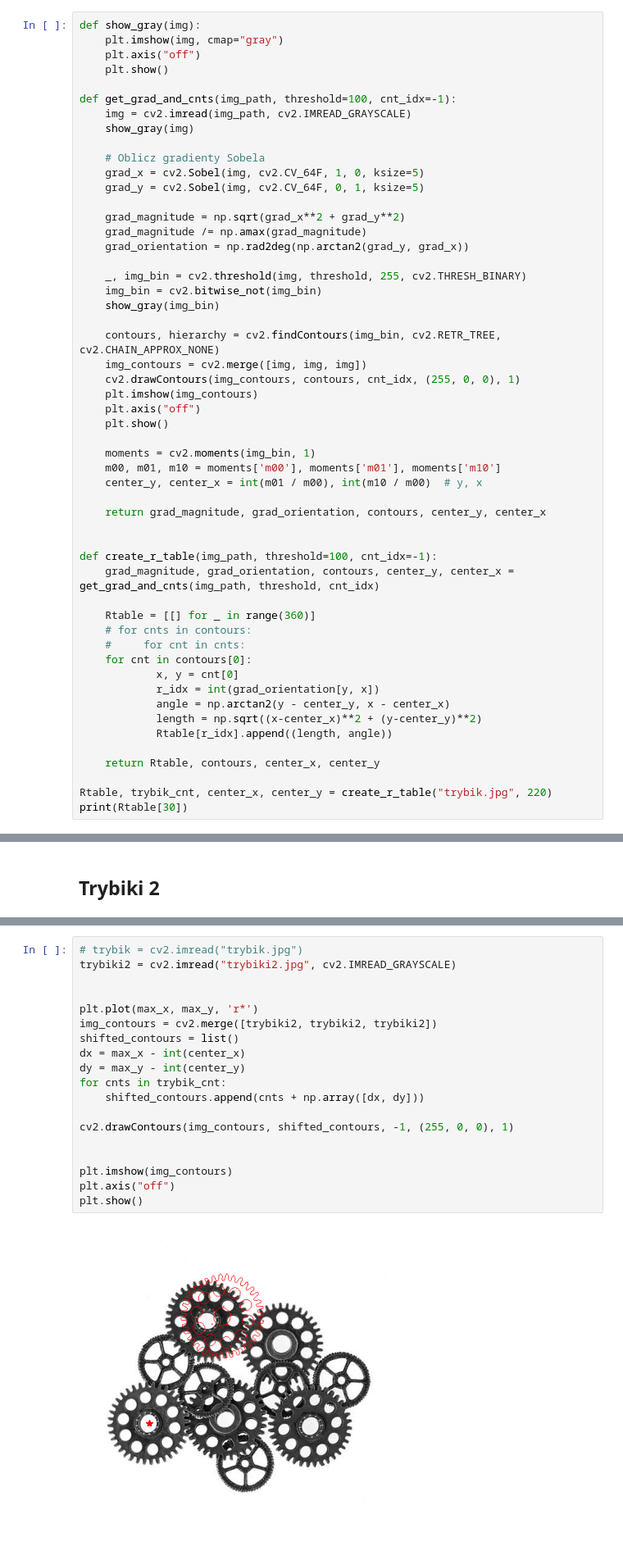
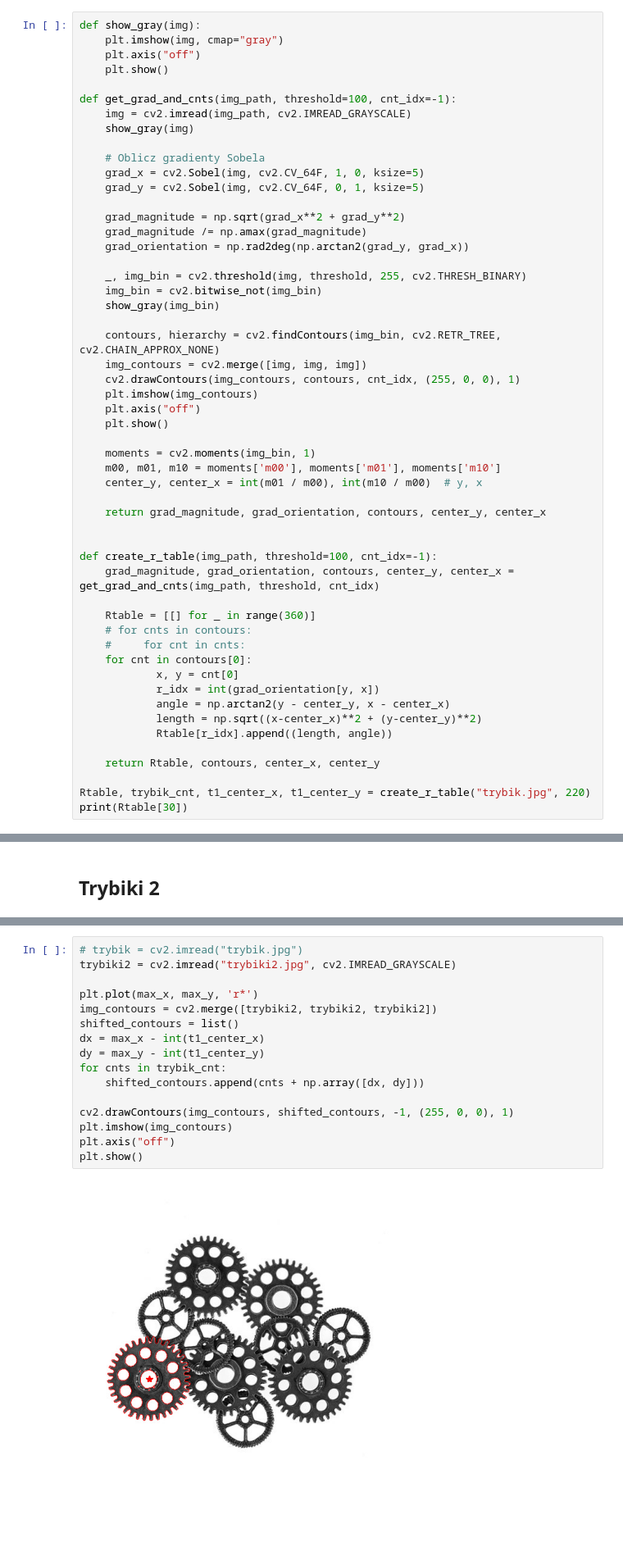
Before and after one commit to romannowak9/zaawansowane_alg_wizyjne, a Jupyter notebook: lab8_hough/lab08_hough.ipynb, the cells around one changed output, grey strips where cells are left out. Shown: that part at 82% size. Drawn from its saved outputs; the diff is of its cells as text; blank space fills up the shorter version.

```diff
--- a/lab8_hough/lab08_hough.ipynb
+++ b/lab8_hough/lab08_hough.ipynb
@@ -53,7 +53,7 @@ def create_r_table(img_path, threshold=100, cnt_idx=-1):
 
     return Rtable, contours, center_x, center_y
 
-Rtable, trybik_cnt, center_x, center_y = create_r_table("trybik.jpg", 220)
+Rtable, trybik_cnt, t1_center_x, t1_center_y = create_r_table("trybik.jpg", 220)
 print(Rtable[30])
 # %% [output]
 [figure]
@@ -99,21 +99,18 @@ plt.show()
 # %%
 # trybik = cv2.imread("trybik.jpg")
 trybiki2 = cv2.imread("trybiki2.jpg", cv2.IMREAD_GRAYSCALE)
 
-
 plt.plot(max_x, max_y, 'r*')
 img_contours = cv2.merge([trybiki2, trybiki2, trybiki2])
 shifted_contours = list()
-dx = max_x - int(center_x)
-dy = max_y - int(center_y)
+dx = max_x - int(t1_center_x)
+dy = max_y - int(t1_center_y)
 for cnts in trybik_cnt:
     shifted_contours.append(cnts + np.array([dx, dy]))
 
 cv2.drawContours(img_contours, shifted_contours, -1, (255, 0, 0), 1)
-
-
 plt.imshow(img_contours)
 plt.axis("off")
 plt.show()
 # %% [output]
-[figure, old version]
+[figure, new version]
```
Also changed, not shown: 2 other files.
